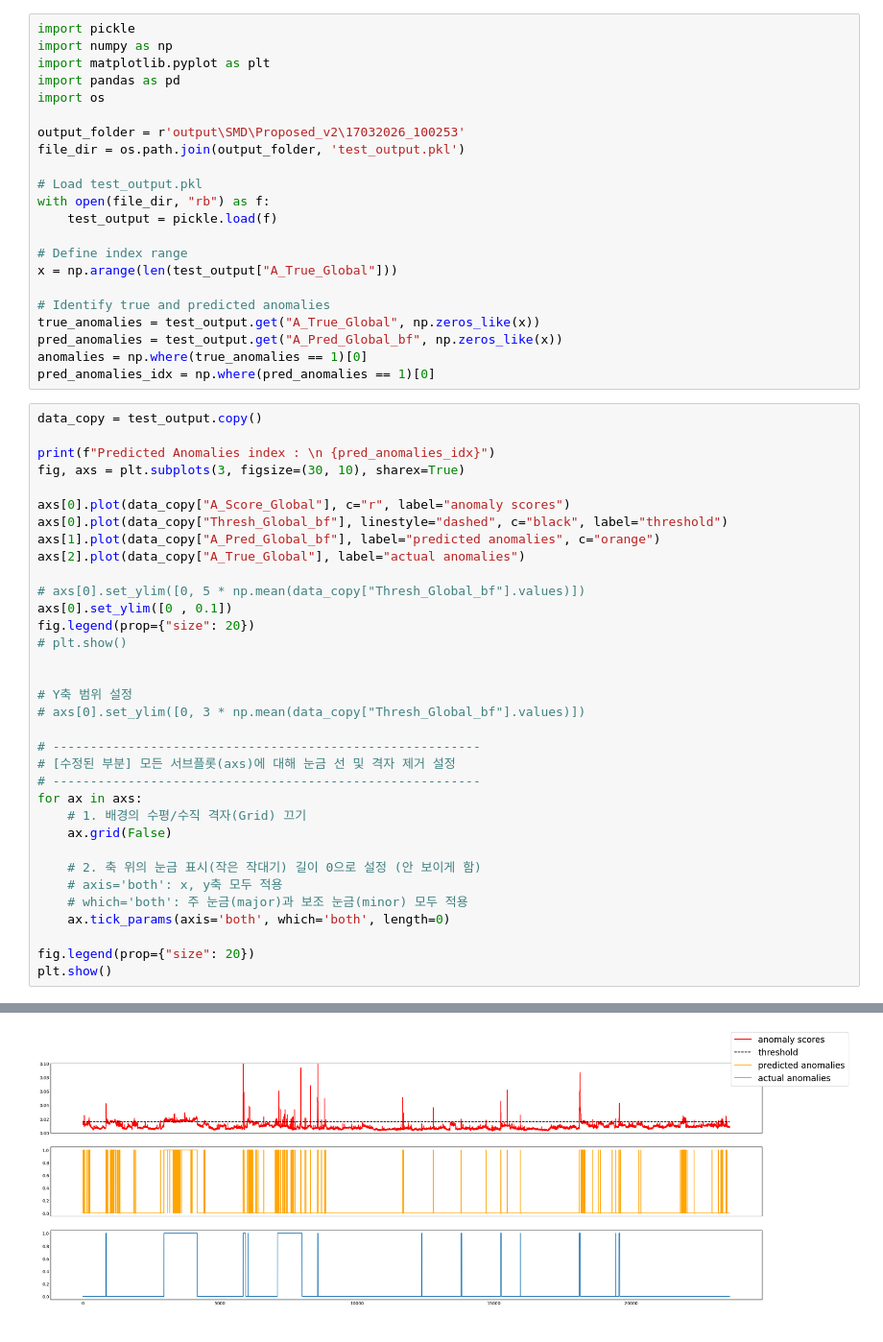
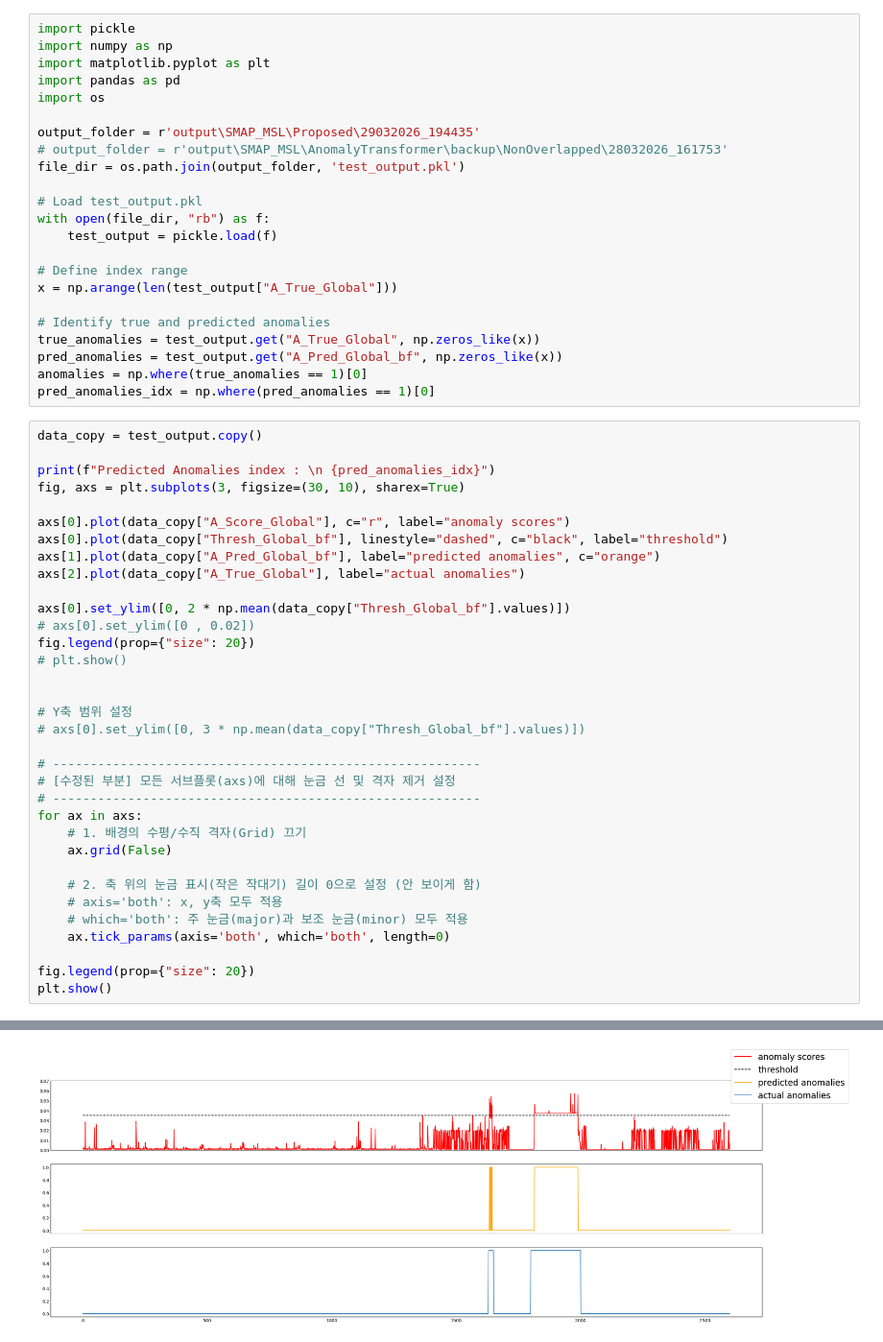
Before and after one commit to Jaeyoungkoh/Anomaly-Detection, a Jupyter notebook: plotting_anomaly_indetails.ipynb, the cells around one changed output, grey strips where cells are left out. Shown at 96% size. Drawn from its saved outputs; the diff is of its cells as text.

```diff
--- a/plotting_anomaly_indetails.ipynb
+++ b/plotting_anomaly_indetails.ipynb
@@ -5,7 +5,8 @@ import matplotlib.pyplot as plt
 import pandas as pd
 import os
 
-output_folder = r'output\SMD\Proposed_v2\17032026_100253'
+output_folder = r'output\SMAP_MSL\Proposed\29032026_194435'
+# output_folder = r'output\SMAP_MSL\AnomalyTransformer\backup\NonOverlapped\28032026_161753'
 file_dir = os.path.join(output_folder, 'test_output.pkl')
 
 # Load test_output.pkl
@@ -31,8 +32,8 @@ axs[0].plot(data_copy["Thresh_Global_bf"], linestyle="dashed", c="black", label=
 axs[1].plot(data_copy["A_Pred_Global_bf"], label="predicted anomalies", c="orange")
 axs[2].plot(data_copy["A_True_Global"], label="actual anomalies")
 
-# axs[0].set_ylim([0, 5 * np.mean(data_copy["Thresh_Global_bf"].values)])
-axs[0].set_ylim([0 , 0.1])
+axs[0].set_ylim([0, 2 * np.mean(data_copy["Thresh_Global_bf"].values)])
+# axs[0].set_ylim([0 , 0.02])
 fig.legend(prop={"size": 20})
 # plt.show()
 
@@ -60,4 +74,4 @@ Predicted Anomalies index :
-[figure, old version]
+[figure, new version]
 # %%
 # 데이터 복사 (test_output은 기존에 정의되어 있다고 가정)
 data_copy = test_output.copy()
```
Also changed, not shown: parts of 4 cells of this notebook, 18 other files.
